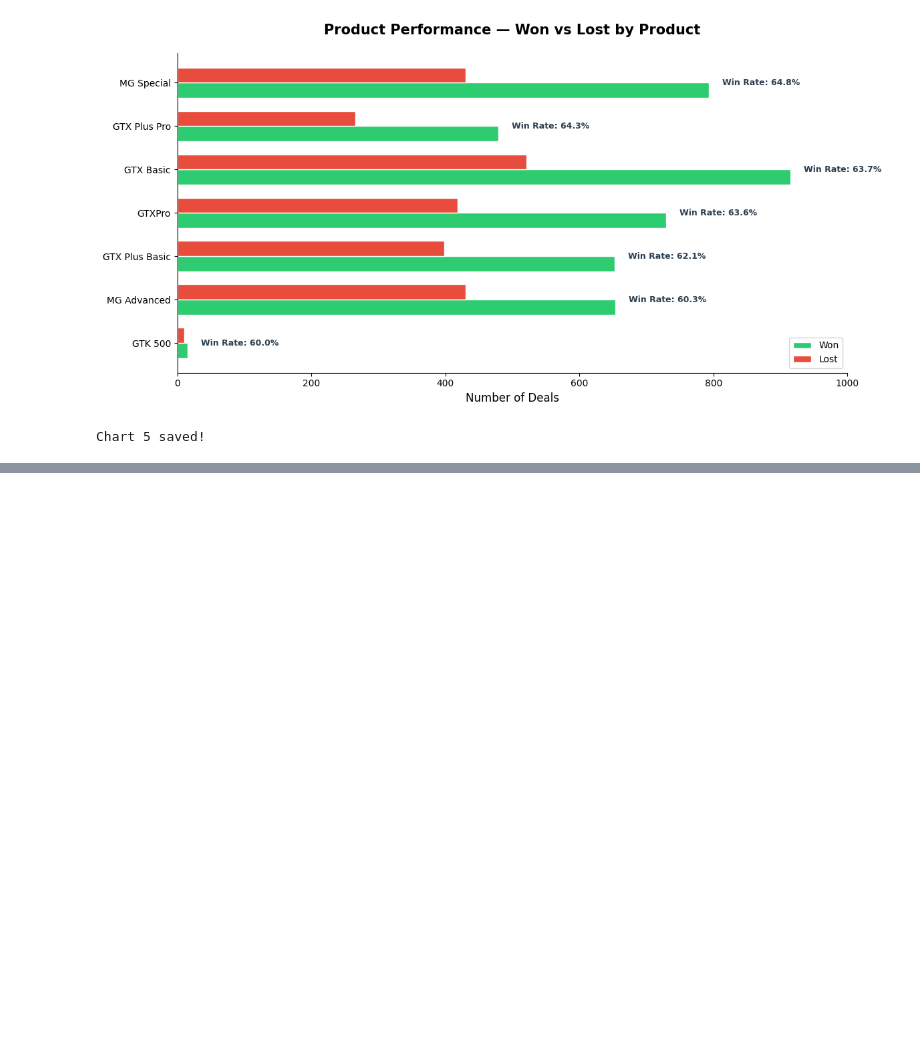
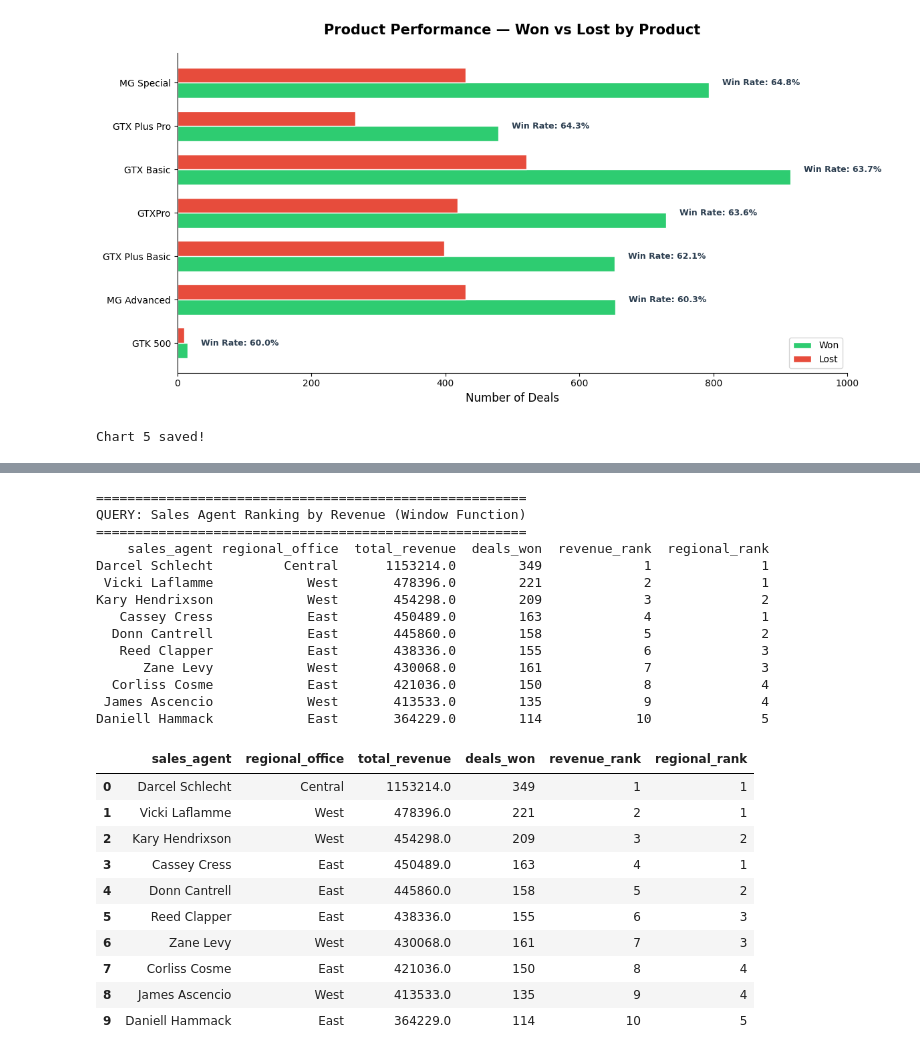
Before and after one commit to PrachiGidde/sales-funnel-revenue-leakage, a Jupyter notebook: Sales_Funnel_Revenue_Leakage_Analysis.ipynb, the cells around one changed output, grey strips where cells are left out. Saved outputs shown, nothing was run; the diff lists cells and outputs as text; code cells hidden in the pictures; blank space fills up the shorter version.

```diff
--- a/Sales_Funnel_Revenue_Leakage_Analysis.ipynb
+++ b/Sales_Funnel_Revenue_Leakage_Analysis.ipynb
@@ -676,0 +881,57 @@ Chart 5 saved!
+# %%
+# Window Function: Agent Revenue Rank
+run_query(
+    "Sales Agent Ranking by Revenue (Window Function)",
+    """
+    SELECT
+        sales_agent,
+        regional_office,
+        total_revenue,
+        deals_won,
+        RANK() OVER (ORDER BY total_revenue DESC)
+            AS revenue_rank,
+        RANK() OVER (PARTITION BY regional_office
+                     ORDER BY total_revenue DESC)
+            AS regional_rank
+    FROM (
+        SELECT
+            sp.sales_agent,
+            st.regional_office,
+            SUM(sp.close_value) AS total_revenue,
+            COUNT(sp.opportunity_id) AS deals_won
+        FROM sales_pipeline sp
+        JOIN sales_teams st
+            ON sp.sales_agent = st.sales_agent
+        WHERE sp.deal_stage = 'Won'
+        GROUP BY sp.sales_agent, st.regional_office
+    )
+    ORDER BY revenue_rank
+    LIMIT 10
+    """
+)
+# %% [output]
+=======================================================
+QUERY: Sales Agent Ranking by Revenue (Window Function)
+=======================================================
+    sales_agent regional_office  total_revenue  deals_won  revenue_rank  regional_rank
+Darcel Schlecht         Central      1153214.0        349             1              1
+ Vicki Laflamme            West       478396.0        221             2              1
+Kary Hendrixson            West       454298.0        209             3              2
+   Cassey Cress            East       450489.0        163             4              1
+  Donn Cantrell            East       445860.0        158             5              2
+   Reed Clapper            East       438336.0        155             6              3
+      Zane Levy            West       430068.0        161             7              3
+  Corliss Cosme            East       421036.0        150             8              4
+ James Ascencio            West       413533.0        135             9              4
+Daniell Hammack            East       364229.0        114            10              5
+|  | sales_agent | regional_office | total_revenue | deals_won | revenue_rank | regional_rank |
+| 0 | Darcel Schlecht | Central | 1153214.0 | 349 | 1 | 1 |
+| 1 | Vicki Laflamme | West | 478396.0 | 221 | 2 | 1 |
+| 2 | Kary Hendrixson | West | 454298.0 | 209 | 3 | 2 |
+| 3 | Cassey Cress | East | 450489.0 | 163 | 4 | 1 |
+| 4 | Donn Cantrell | East | 445860.0 | 158 | 5 | 2 |
+| 5 | Reed Clapper | East | 438336.0 | 155 | 6 | 3 |
+| 6 | Zane Levy | West | 430068.0 | 161 | 7 | 3 |
+| 7 | Corliss Cosme | East | 421036.0 | 150 | 8 | 4 |
+| 8 | James Ascencio | West | 413533.0 | 135 | 9 | 4 |
+| 9 | Daniell Hammack | East | 364229.0 | 114 | 10 | 5 |
```
Also changed, not shown: parts of 10 cells of this notebook, 1 other file.
